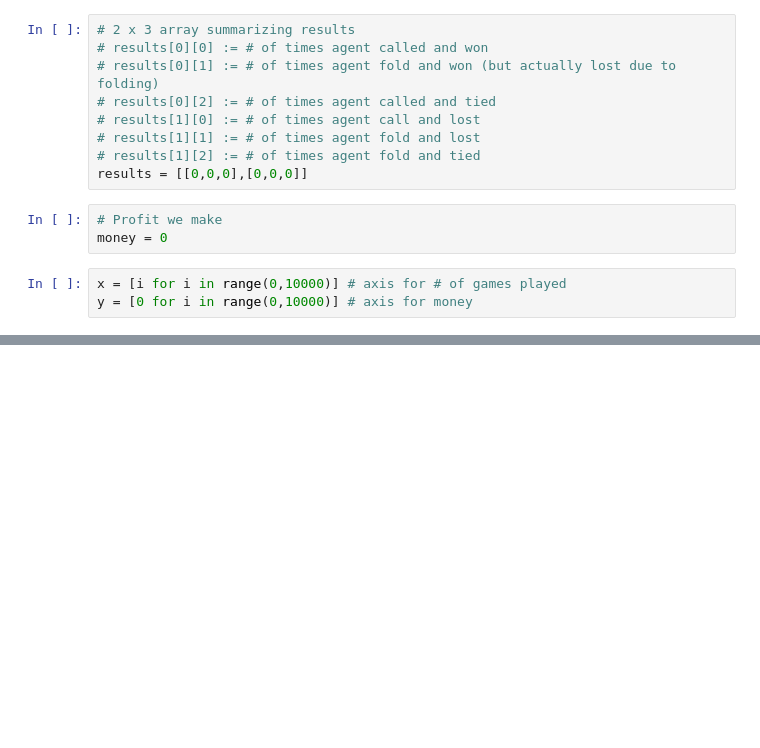
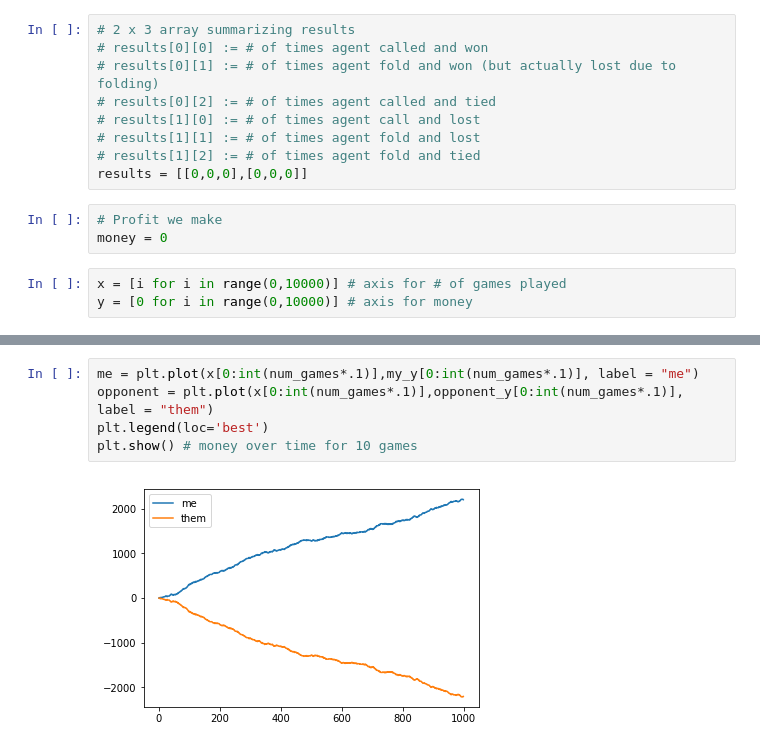
Before and after one commit to nomdal/5512_PokerAI, a Jupyter notebook: koo_poker.ipynb, the cells around one changed output, grey strips where cells are left out. Cells and saved outputs as stored; diff of their text form; blank space fills up the shorter version.

```diff
--- a/koo_poker.ipynb
+++ b/koo_poker.ipynb
@@ -185,0 +323,7 @@ plt.show() # money over time for 10000 games
+# %%
+me = plt.plot(x[0:int(num_games*.1)],my_y[0:int(num_games*.1)], label = "me")
+opponent = plt.plot(x[0:int(num_games*.1)],opponent_y[0:int(num_games*.1)], label = "them")
+plt.legend(loc='best')
+plt.show() # money over time for 10 games
+# %% [output]
+[figure, added]
```
Also changed, not shown: parts of 27 cells of this notebook.
